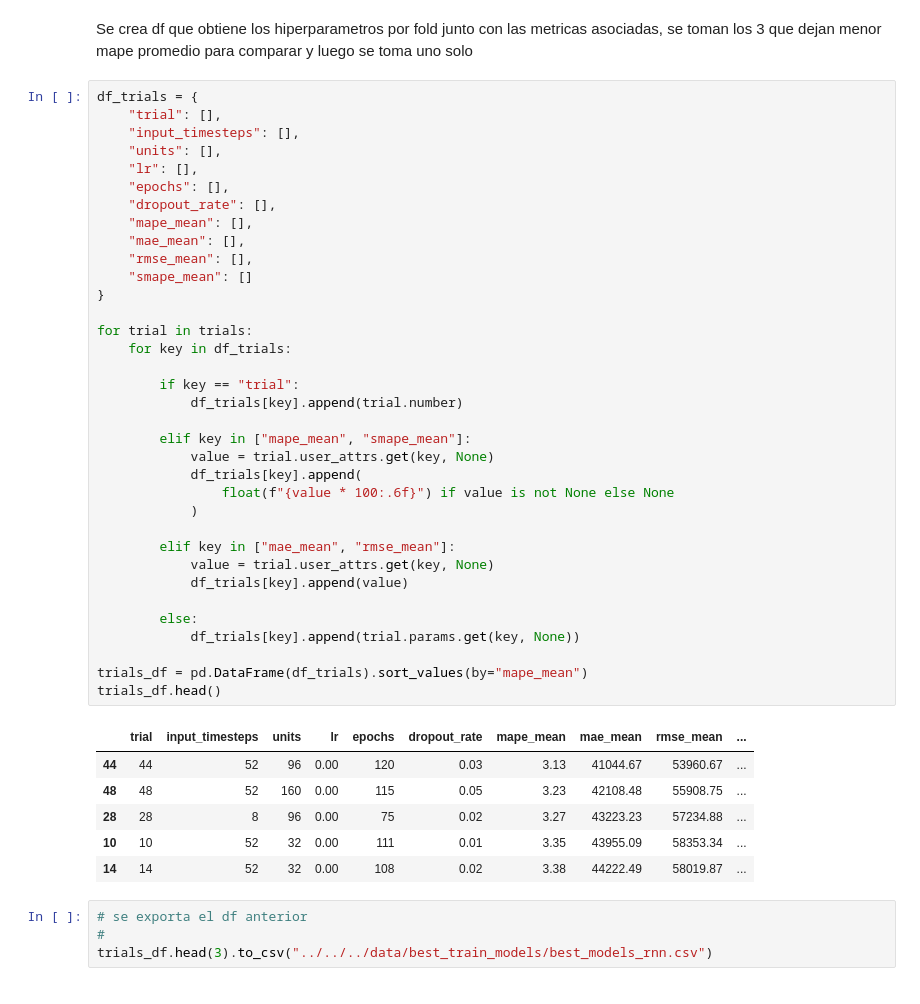
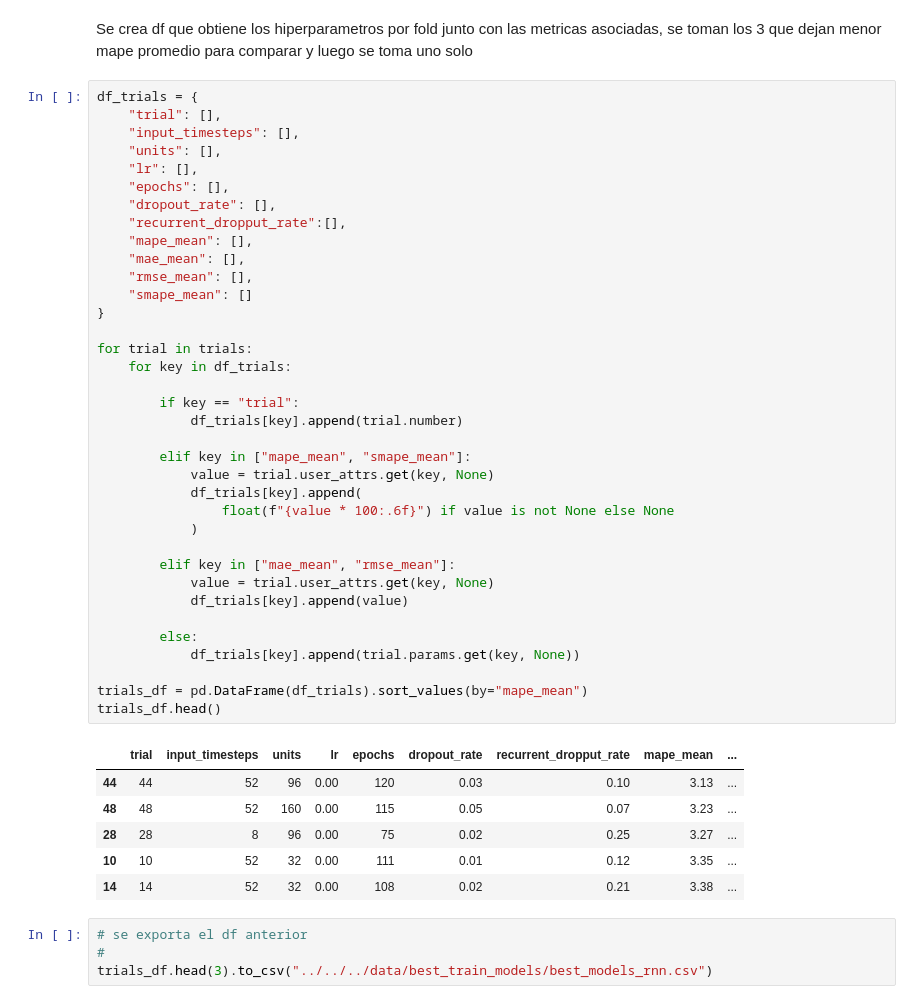
Before and after one commit to JuanDavidPiedrahitaLopez/energy_demand_forecasting_models, a Jupyter notebook: models/notebooks/Energy/RNN_Demanda.ipynb, the cells around one changed output. Drawn from its saved outputs; the diff is of its cells as text.

```diff
--- a/models/notebooks/Energy/RNN_Demanda.ipynb
+++ b/models/notebooks/Energy/RNN_Demanda.ipynb
@@ -872,40 +928,41 @@ df_trials = {
     "lr": [],
     "epochs": [],
     "dropout_rate": [],
+    "recurrent_dropput_rate":[],
     "mape_mean": [],
     "mae_mean": [],
     "rmse_mean": [],
     "smape_mean": []
 }
 
 for trial in trials:
     for key in df_trials:
 
         if key == "trial":
             df_trials[key].append(trial.number)
 
         elif key in ["mape_mean", "smape_mean"]:
             value = trial.user_attrs.get(key, None)
             df_trials[key].append(
                 float(f"{value * 100:.6f}") if value is not None else None
             )
 
         elif key in ["mae_mean", "rmse_mean"]:
             value = trial.user_attrs.get(key, None)
             df_trials[key].append(value)
 
         else:
             df_trials[key].append(trial.params.get(key, None))
 
 trials_df = pd.DataFrame(df_trials).sort_values(by="mape_mean")
 trials_df.head()
 # %% [output]
-|  | trial | input_timesteps | units | lr | epochs | dropout_rate | mape_mean | mae_mean | rmse_mean | ... |
-| 44 | 44 | 52 | 96 | 0.00 | 120 | 0.03 | 3.13 | 41044.67 | 53960.67 | ... |
-| 48 | 48 | 52 | 160 | 0.00 | 115 | 0.05 | 3.23 | 42108.48 | 55908.75 | ... |
-| 28 | 28 | 8 | 96 | 0.00 | 75 | 0.02 | 3.27 | 43223.23 | 57234.88 | ... |
-| 10 | 10 | 52 | 32 | 0.00 | 111 | 0.01 | 3.35 | 43955.09 | 58353.34 | ... |
-| 14 | 14 | 52 | 32 | 0.00 | 108 | 0.02 | 3.38 | 44222.49 | 58019.87 | ... |
+|  | trial | input_timesteps | units | lr | epochs | dropout_rate | recurrent_dropput_rate | mape_mean | ... |
+| 44 | 44 | 52 | 96 | 0.00 | 120 | 0.03 | 0.10 | 3.13 | ... |
+| 48 | 48 | 52 | 160 | 0.00 | 115 | 0.05 | 0.07 | 3.23 | ... |
+| 28 | 28 | 8 | 96 | 0.00 | 75 | 0.02 | 0.25 | 3.27 | ... |
+| 10 | 10 | 52 | 32 | 0.00 | 111 | 0.01 | 0.12 | 3.35 | ... |
+| 14 | 14 | 52 | 32 | 0.00 | 108 | 0.02 | 0.21 | 3.38 | ... |
 # %%
 # se exporta el df anterior
 #
```
Also changed, not shown: parts of 2 cells of this notebook.
